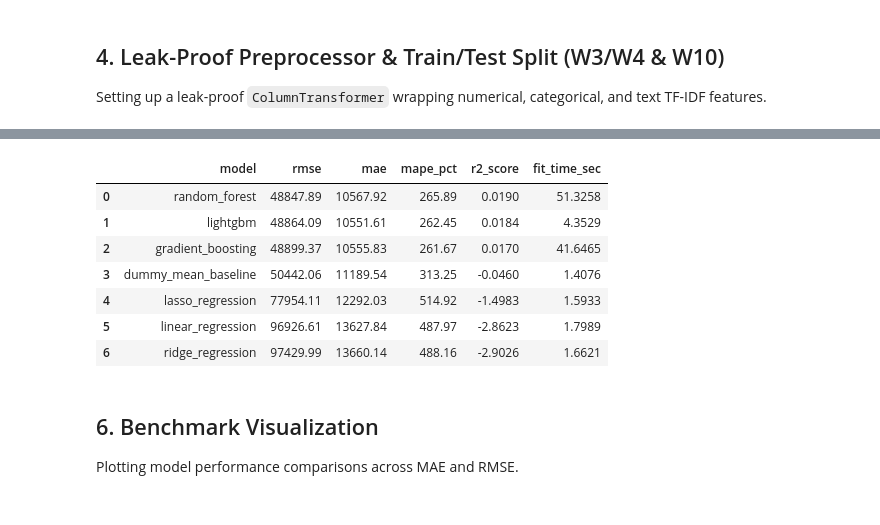
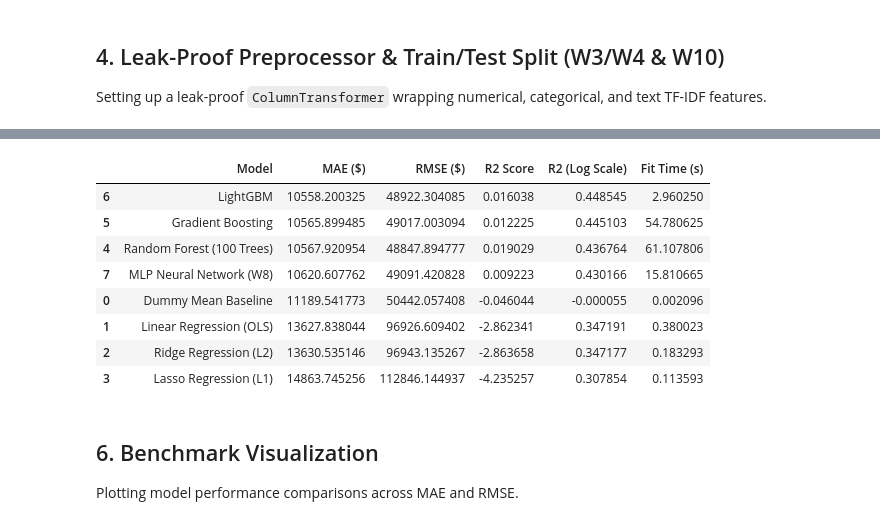
Before and after one commit to GaetanAm/workers-comp-ml, a Jupyter notebook: notebooks/workers_comp_exploration.ipynb, the cells around one changed output, grey strips where cells are left out. Saved outputs shown, nothing was run; the diff lists cells and outputs as text; code cells hidden in the pictures.

```diff
--- a/notebooks/workers_comp_exploration.ipynb
+++ b/notebooks/workers_comp_exploration.ipynb
@@ -171,6 +170,13 @@ if text_feature:
     transformers.append(('text', text_transformer, text_feature))
 
 preprocessor = ColumnTransformer(transformers=transformers)
+print("Fitting preprocessor on training data...")
+
+X_train_preprocessed = preprocessor.fit_transform(X_train)
+X_test_preprocessed = preprocessor.transform(X_test)
+
+print(f"X_train_preprocessed shape: {X_train_preprocessed.shape}")
+print(f"X_test_preprocessed shape:  {X_test_preprocessed.shape}")
 print("Preprocessor initialized!")
 # %% [output]
 Train Set: 80000 rows | Test Set: 20000 rows
@@ -200,33 +216,37 @@ def evaluate_regression_models(models: dict, X_train: pd.DataFrame, X_test: pd.D
         # Expm1 back to dollars
         y_pred = np.expm1(clipped_log_preds)
 
+        mae = mean_absolute_error(y_test, y_pred)
         rmse = np.sqrt(mean_squared_error(y_test, y_pred))
-        mae = mean_absolute_error(y_test, y_pred)
         r2 = r2_score(y_test, y_pred)
-        valid = y_test > 0
-        mape = np.mean(np.abs((y_test[valid] - y_pred[valid]) / y_test[valid])) * 100
+        r2_log = r2_score(np.log1p(y_test), clipped_log_preds)
 
         results.append({
-            "model": name,
-            "rmse": round(rmse, 2),
-            "mae": round(mae, 2),
-            "mape_pct": round(mape, 2),
-            "r2_score": round(r2, 4),
-            "fit_time_sec": round(fit_time, 4)
+            'Model': name,
+            'MAE ($)': mae,
+            'RMSE ($)': rmse,
+            'R2 Score': r2,
+            'R2 (Log Scale)': r2_log,
+            'Fit Time (s)': fit_time
         })
+        print(f"  --> MAE: ${mae:,.2f} | R2: {r2:.4f} | R2_log: {r2_log:.4f} | Time: {fit_time:.2f}s")
 
-    return pd.DataFrame(results).sort_values("rmse").reset_index(drop=True)
+    return pd.DataFrame(results)
 
-models = {
-    "dummy_mean_baseline": Pipeline([('prep', preprocessor), ('reg', DummyRegressor(strategy='mean'))]),
-    "linear_regression": Pipeline([('prep', preprocessor), ('reg', LinearRegression())]),
-    "ridge_regression": Pipeline([('prep', preprocessor), ('reg', Ridge(alpha=10.0))]),
-    "lasso_regression": Pipeline([('prep', preprocessor), ('reg', Lasso(alpha=1.0))]),
-    "random_forest": Pipeline([('prep', preprocessor), ('reg', RandomForestRegressor(n_estimators=100, max_depth=12, random_state=RANDOM_STATE, n_jobs=-1))]),
-    "gradient_boosting": Pipeline([('prep', preprocessor), ('reg', GradientBoostingRegressor(n_estimators=100, learning_rate=0.1, max_depth=5, random_state=RANDOM_STATE))]),
-    "lightgbm": Pipeline([('prep', preprocessor), ('reg', LGBMRegressor(n_estimators=100, learning_rate=0.1, max_depth=6, random_state=RANDOM_STATE, verbose=-1))])
+from sklearn.neural_network import MLPRegressor
+
+models_zoo = {
+    'Dummy Mean Baseline': DummyRegressor(strategy='mean'),
+    'Linear Regression (OLS)': LinearRegression(),
+    'Ridge Regression (L2)': Ridge(alpha=1.0),
+    'Lasso Regression (L1)': Lasso(alpha=0.01),
+    'Random Forest (100 Trees)': RandomForestRegressor(n_estimators=100, max_depth=12, random_state=RANDOM_STATE, n_jobs=-1),
+    'Gradient Boosting': GradientBoostingRegressor(n_estimators=100, learning_rate=0.05, max_depth=5, random_state=RANDOM_STATE),
+    'LightGBM': LGBMRegressor(n_estimators=100, learning_rate=0.05, num_leaves=31, random_state=RANDOM_STATE, n_jobs=-1, verbose=-1),
+    'MLP Neural Network (W8)': MLPRegressor(hidden_layer_sizes=(64, 32), activation='relu', max_iter=25, random_state=RANDOM_STATE, early_stopping=True)
 }
 
-benchmark_df = evaluate_regression_models(models, X_train, X_test, y_train, y_test)
-benchmark_df
+print("=== RUNNING MODEL ZOO BENCHMARK (W1-W8) ===")
+benchmark_results = evaluate_regression_models(models_zoo, X_train_preprocessed, X_test_preprocessed, y_train, y_test)
+display(benchmark_results.sort_values(by='MAE ($)'))
 # %% [output]
@@ -240,11 +270,12 @@ Fitting lightgbm...
-|  | model | rmse | mae | mape_pct | r2_score | fit_time_sec |
-| 0 | random_forest | 48847.89 | 10567.92 | 265.89 | 0.0190 | 51.3258 |
-| 1 | lightgbm | 48864.09 | 10551.61 | 262.45 | 0.0184 | 4.3529 |
-| 2 | gradient_boosting | 48899.37 | 10555.83 | 261.67 | 0.0170 | 41.6465 |
-| 3 | dummy_mean_baseline | 50442.06 | 11189.54 | 313.25 | -0.0460 | 1.4076 |
-| 4 | lasso_regression | 77954.11 | 12292.03 | 514.92 | -1.4983 | 1.5933 |
-| 5 | linear_regression | 96926.61 | 13627.84 | 487.97 | -2.8623 | 1.7989 |
-| 6 | ridge_regression | 97429.99 | 13660.14 | 488.16 | -2.9026 | 1.6621 |
+|  | Model | MAE ($) | RMSE ($) | R2 Score | R2 (Log Scale) | Fit Time (s) |
+| 6 | LightGBM | 10558.200325 | 48922.304085 | 0.016038 | 0.448545 | 2.960250 |
+| 5 | Gradient Boosting | 10565.899485 | 49017.003094 | 0.012225 | 0.445103 | 54.780625 |
+| 4 | Random Forest (100 Trees) | 10567.920954 | 48847.894777 | 0.019029 | 0.436764 | 61.107806 |
+| 7 | MLP Neural Network (W8) | 10620.607762 | 49091.420828 | 0.009223 | 0.430166 | 15.810665 |
+| 0 | Dummy Mean Baseline | 11189.541773 | 50442.057408 | -0.046044 | -0.000055 | 0.002096 |
+| 1 | Linear Regression (OLS) | 13627.838044 | 96926.609402 | -2.862341 | 0.347191 | 0.380023 |
+| 2 | Ridge Regression (L2) | 13630.535146 | 96943.135267 | -2.863658 | 0.347177 | 0.183293 |
+| 3 | Lasso Regression (L1) | 14863.745256 | 112846.144937 | -4.235257 | 0.307854 | 0.113593 |
 # %% [markdown]
 ## 6. Benchmark Visualization
 Plotting model performance comparisons across MAE and RMSE.
```
Also changed, not shown: parts of 19 cells of this notebook, 5 other files.
